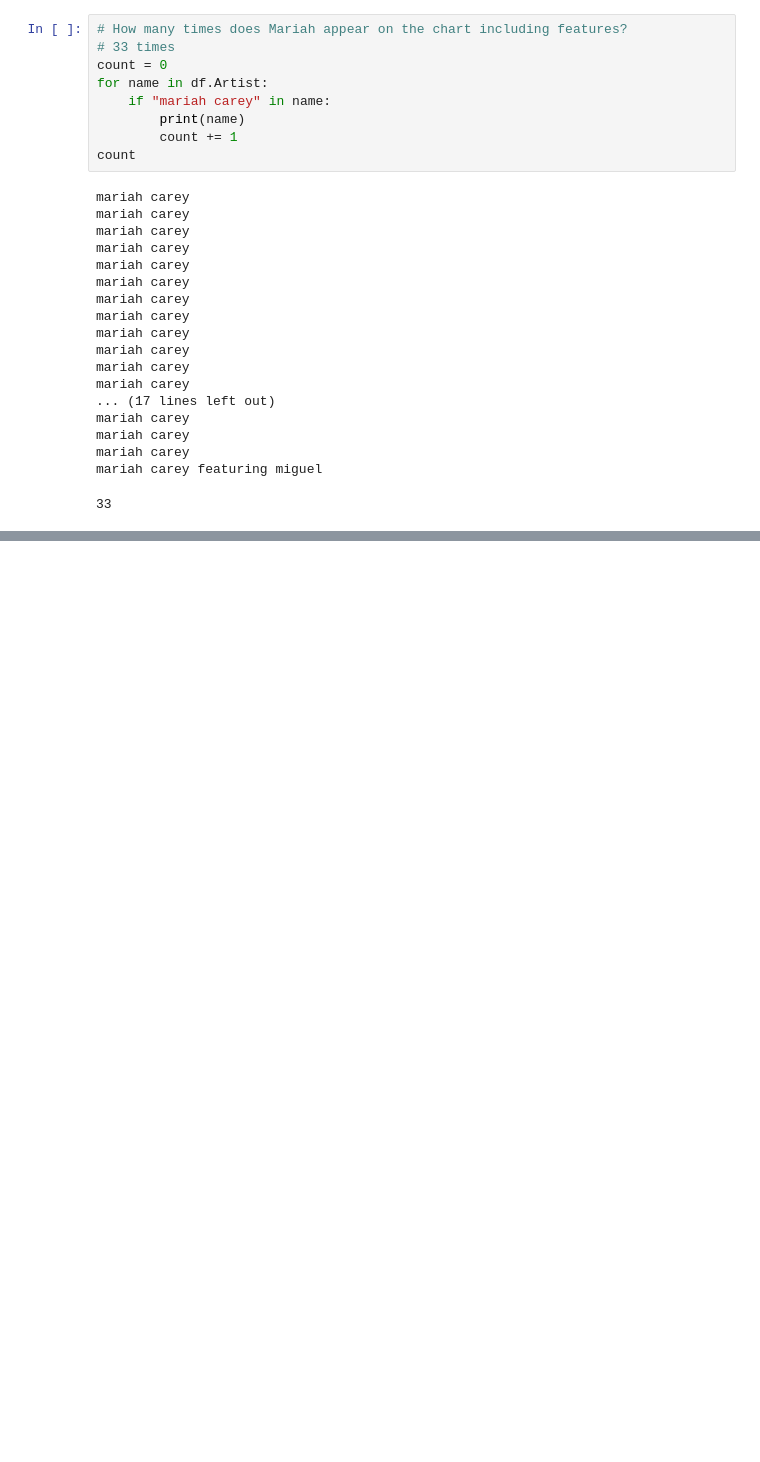
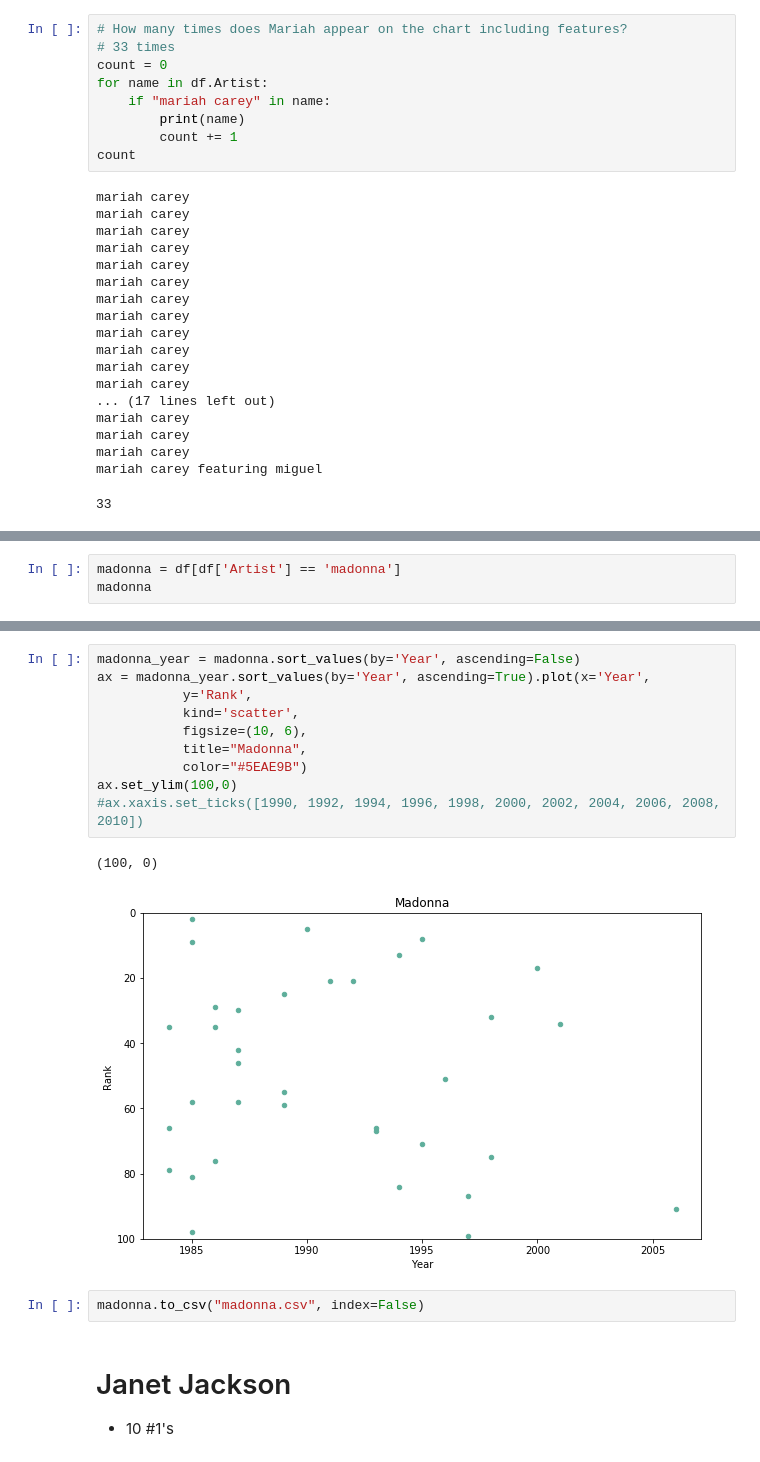
Before and after one commit to aow207/data-studio-projects, a Jupyter notebook: Billboard/Billboard.ipynb, the cells around one changed output, grey strips where cells are left out. Cells and saved outputs as stored; diff of their text form; blank space fills up the shorter version.

```diff
--- a/Billboard/Billboard.ipynb
+++ b/Billboard/Billboard.ipynb
@@ -229,0 +298,3 @@ All frequencies, including STOPWORDS:
+# %%
+madonna = df[df['Artist'] == 'madonna']
+madonna
@@ -229,0 +319,18 @@ All frequencies, including STOPWORDS:
+# %%
+madonna_year = madonna.sort_values(by='Year', ascending=False)
+ax = madonna_year.sort_values(by='Year', ascending=True).plot(x='Year',
+           y='Rank',
+           kind='scatter',
+           figsize=(10, 6),
+           title="Madonna",
+           color="#5EAE9B")
+ax.set_ylim(100,0)
+#ax.xaxis.set_ticks([1990, 1992, 1994, 1996, 1998, 2000, 2002, 2004, 2006, 2008, 2010])
+# %% [output]
+(100, 0)
+[figure, added]
+# %%
+madonna.to_csv("madonna.csv", index=False)
+# %% [markdown]
+# Janet Jackson
+- 10 #1's
```
Also changed, not shown: parts of 20 cells of this notebook, 40 other files.
